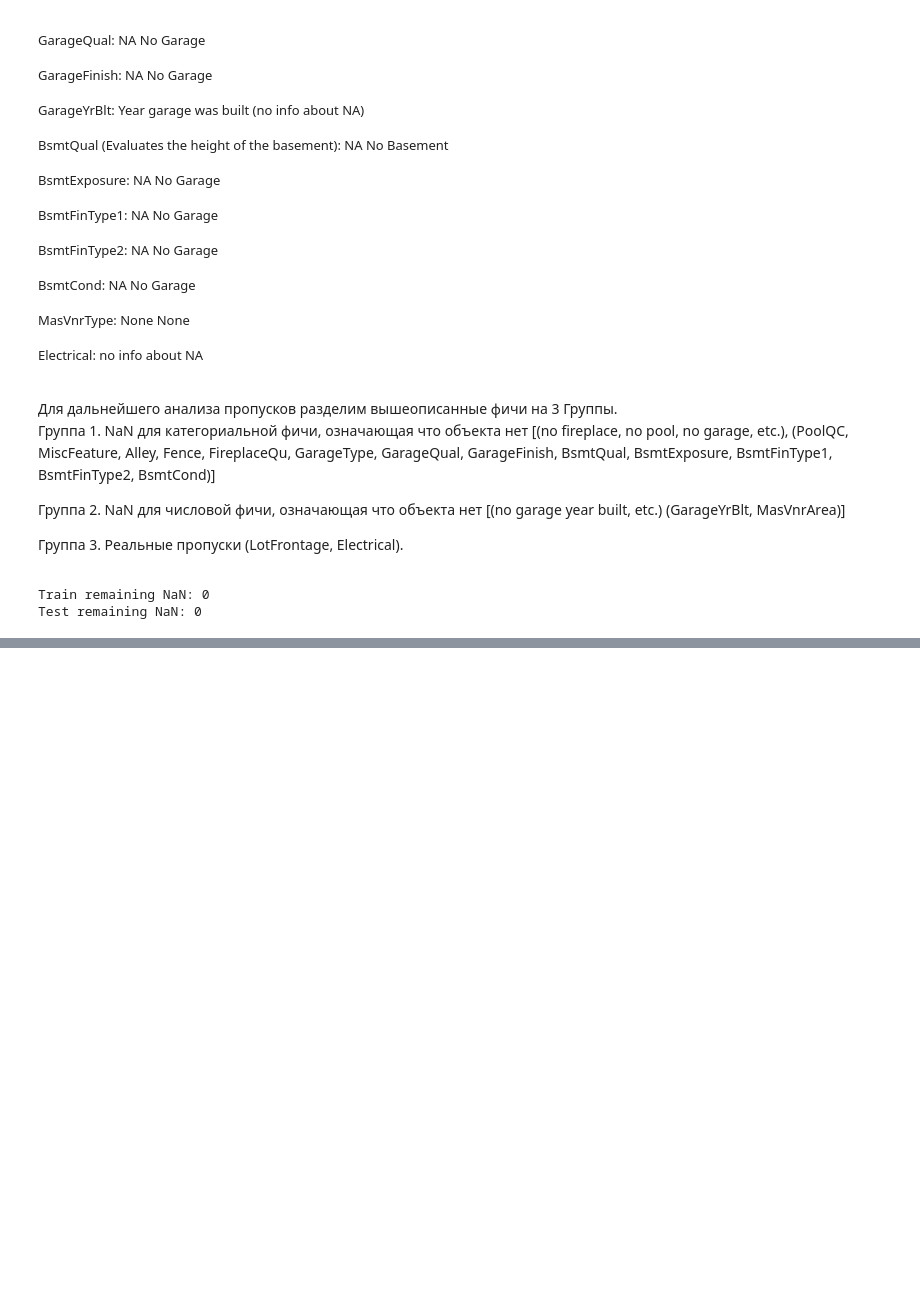
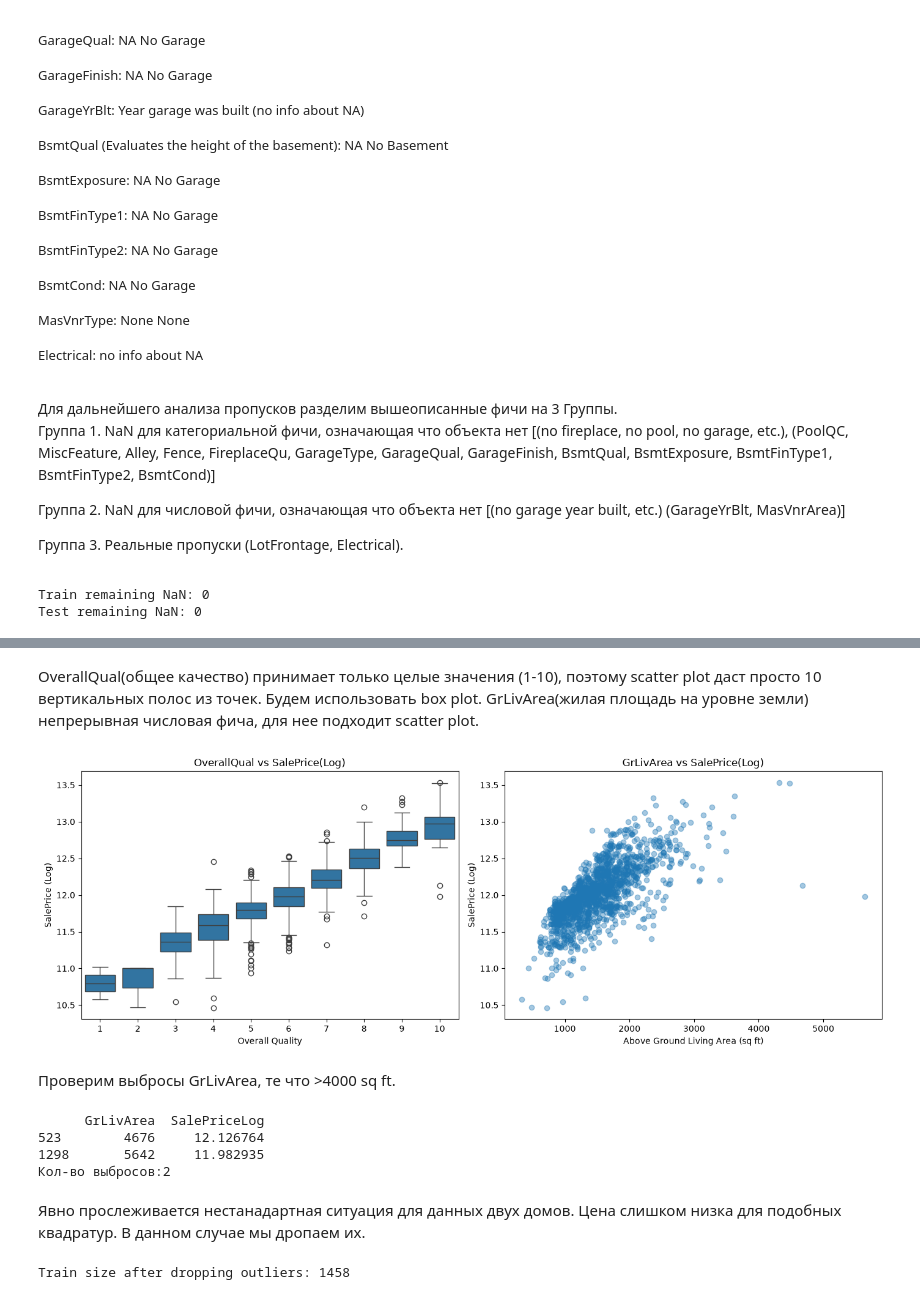
Before and after one commit to fyodor077/Kaggle-House-Prices, a Jupyter notebook: draft.ipynb, the cells around one changed output, grey strips where cells are left out. Cells and saved outputs as stored; diff of their text form; code cells hidden in the pictures; blank space fills up the shorter version.

```diff
--- a/draft.ipynb
+++ b/draft.ipynb
@@ -141,0 +178,41 @@ Test remaining NaN: 0
+# %% [markdown]
+OverallQual(общее качество) принимает только целые значения (1-10), поэтому scatter plot даст просто 10 вертикальных полос из точек. Будем использовать box plot.
+GrLivArea(жилая площадь на уровне земли) непрерывная числовая фича, для нее подходит scatter plot.
+# %%
+fig, axes = plt.subplots(1, 2, figsize=(14, 5))
+
+# OverallQual — порядковая (1-10), лучше boxplot
+sns.boxplot(x=train['OverallQual'], y=train['SalePriceLog'], ax=axes[0])
+axes[0].set_title('OverallQual vs SalePrice(Log)')
+axes[0].set_xlabel('Overall Quality')
+axes[0].set_ylabel('SalePrice (Log)')
+
+# GrLivArea — непрерывная, scatter plot
+axes[1].scatter(train['GrLivArea'], train['SalePriceLog'], alpha=0.4)
+axes[1].set_title('GrLivArea vs SalePrice(Log)')
+axes[1].set_xlabel('Above Ground Living Area (sq ft)')
+axes[1].set_ylabel('SalePrice (Log)')
+
+plt.tight_layout()
+plt.show()
+# %% [output]
+[figure, added]
+# %% [markdown]
+Проверим выбросы GrLivArea, те что >4000 sq ft.
+# %%
+outliers = train[(train['GrLivArea'] > 4000) & (train['SalePriceLog'] < 12.5)]
+print(outliers[['GrLivArea', 'SalePriceLog']])
+print(f'Кол-во выбросов:{len(outliers)}')
+# %% [output]
+      GrLivArea  SalePriceLog
+523        4676     12.126764
+1298       5642     11.982935
+Кол-во выбросов:2
+# %% [markdown]
+Явно прослеживается нестанадартная ситуация для данных двух домов. Цена слишком низка для подобных квадратур.
+В данном случае мы дропаем их.
+# %%
+train = train.drop(train[(train['GrLivArea'] > 4000) & (train['SalePriceLog'] < 12.5)].index)
+print(f'Train size after dropping outliers: {len(train)}')
+# %% [output]
+Train size after dropping outliers: 1458
```
Also changed, not shown: parts of 5 cells of this notebook.
